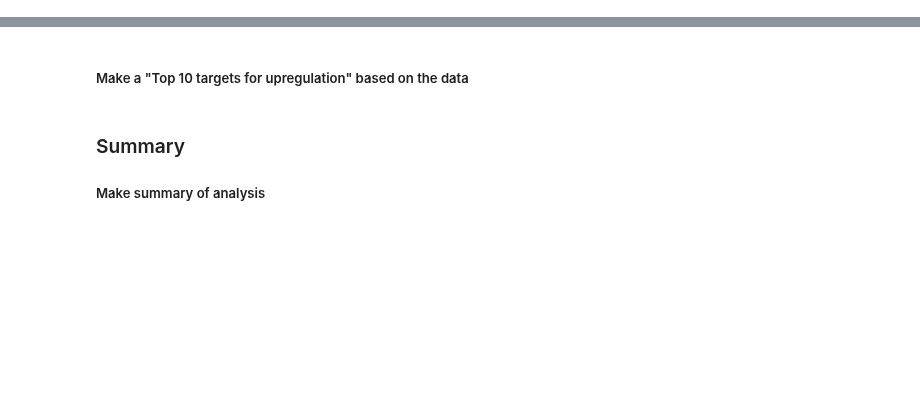
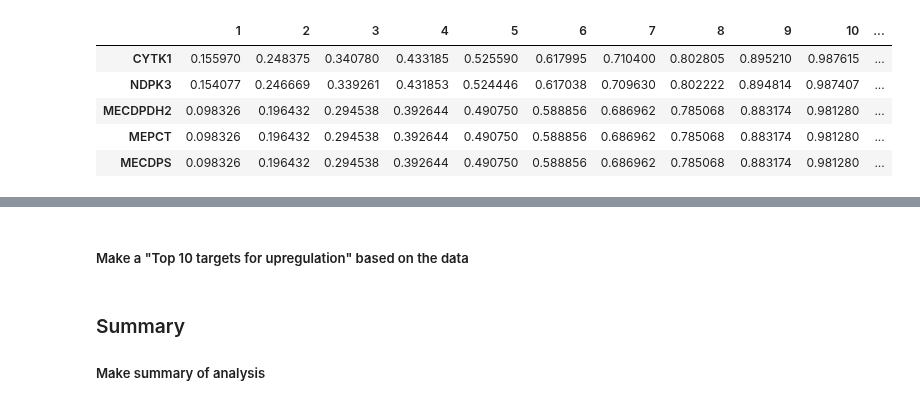
Before and after one commit to 27410/group-assignment-group6, a Jupyter notebook: 5_FSEOF_analysis.ipynb, the cells around one changed output, grey strips where cells are left out. Cells and saved outputs as stored; diff of their text form; code cells hidden in the pictures; blank space fills up the shorter version.

```diff
--- a/5_FSEOF_analysis.ipynb
+++ b/5_FSEOF_analysis.ipynb
@@ -132,0 +146,10 @@ target_reactions_df.tail()
+# %%
+# Highest flux reactions
+target_reactions_df.head()
+# %% [output]
+|  | 1 | 2 | 3 | 4 | 5 | 6 | 7 | 8 | 9 | 10 | ... |
+| CYTK1 | 0.155970 | 0.248375 | 0.340780 | 0.433185 | 0.525590 | 0.617995 | 0.710400 | 0.802805 | 0.895210 | 0.987615 | ... |
+| NDPK3 | 0.154077 | 0.246669 | 0.339261 | 0.431853 | 0.524446 | 0.617038 | 0.709630 | 0.802222 | 0.894814 | 0.987407 | ... |
+| MECDPDH2 | 0.098326 | 0.196432 | 0.294538 | 0.392644 | 0.490750 | 0.588856 | 0.686962 | 0.785068 | 0.883174 | 0.981280 | ... |
+| MEPCT | 0.098326 | 0.196432 | 0.294538 | 0.392644 | 0.490750 | 0.588856 | 0.686962 | 0.785068 | 0.883174 | 0.981280 | ... |
+| MECDPS | 0.098326 | 0.196432 | 0.294538 | 0.392644 | 0.490750 | 0.588856 | 0.686962 | 0.785068 | 0.883174 | 0.981280 | ... |
```
Also changed, not shown: parts of 45 cells of this notebook, 2 other files.
